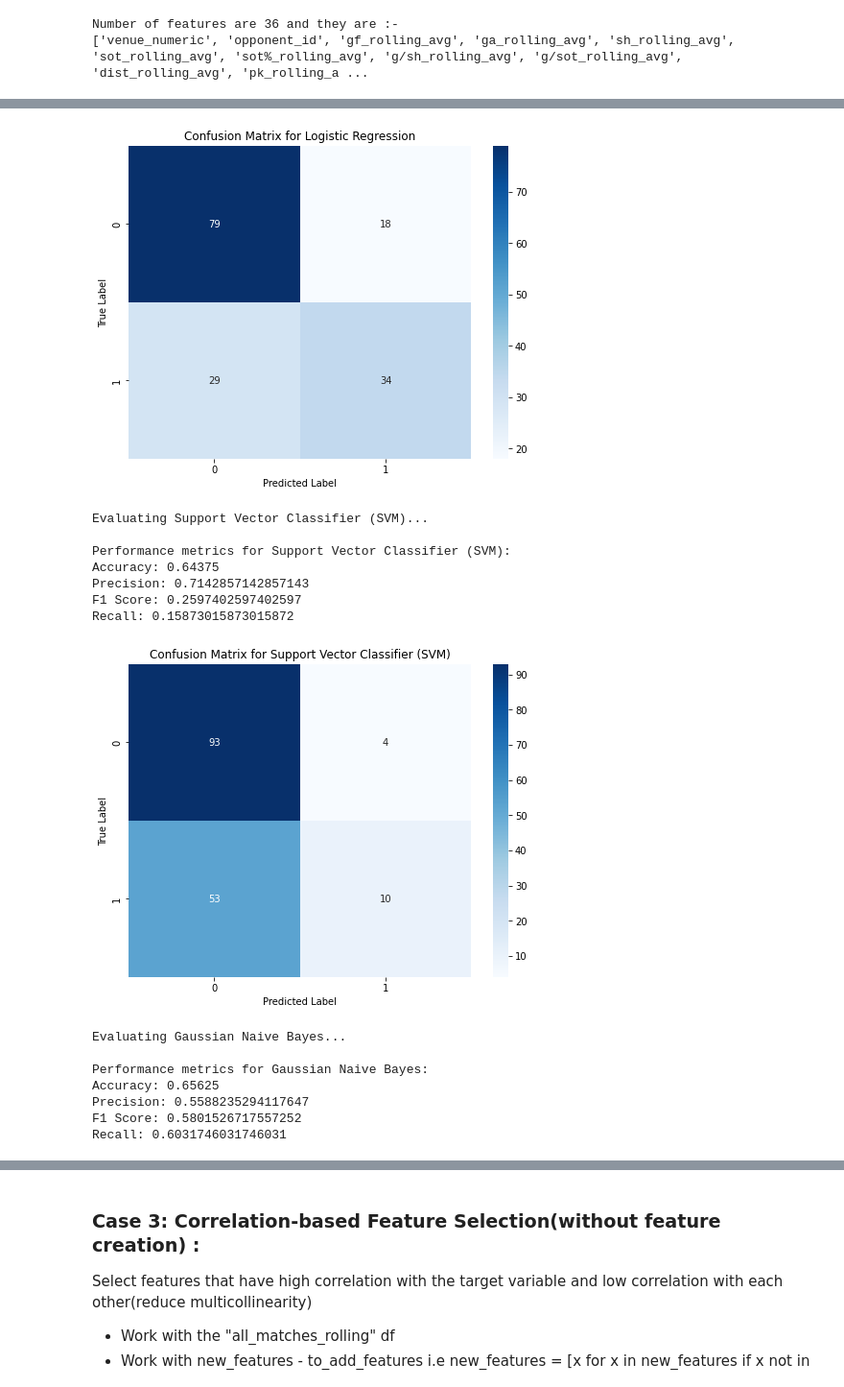
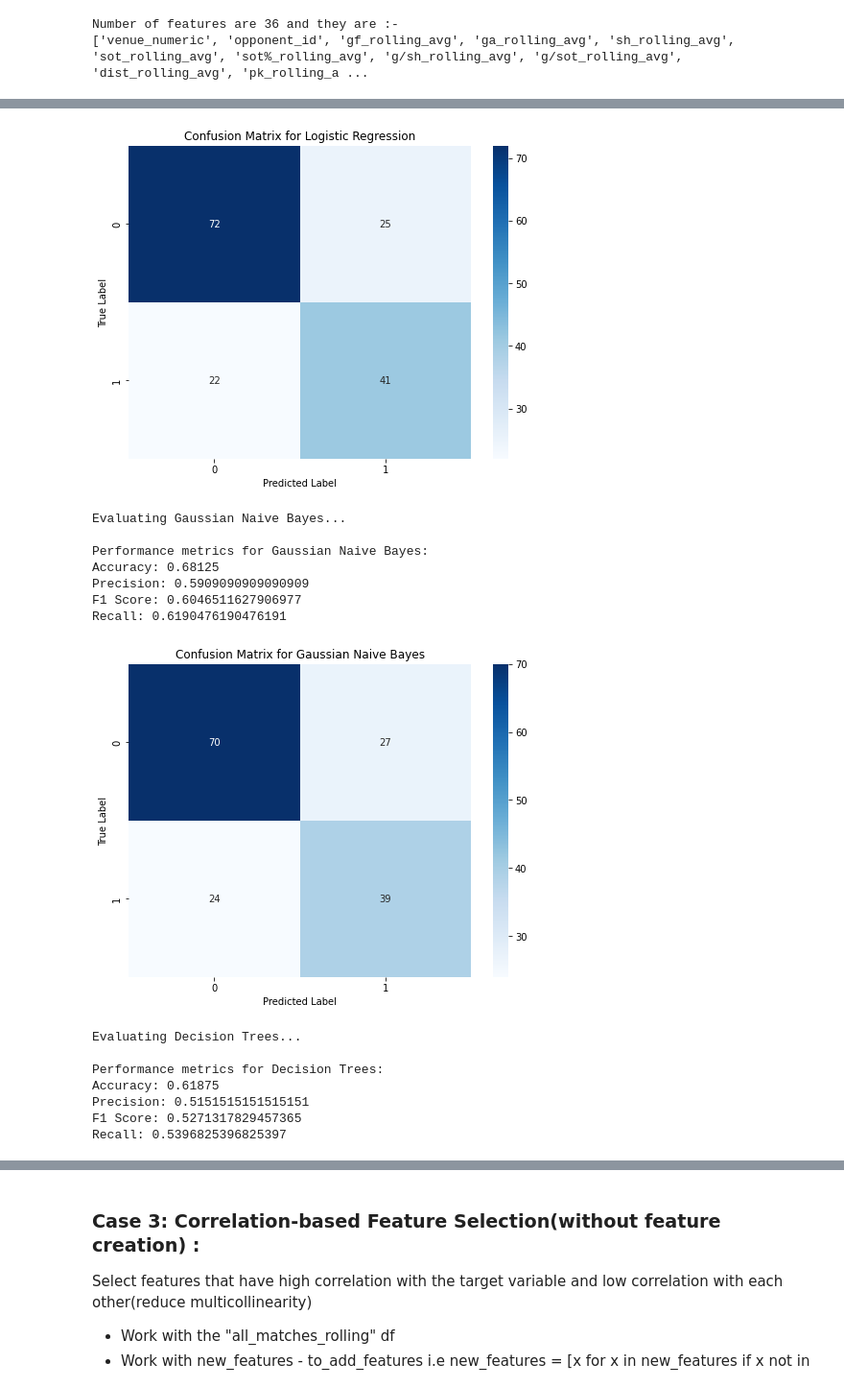
Before and after one commit to Donal-08/Data-Science-Final-Project, a Jupyter notebook: prediction.ipynb, the cells around one changed output, grey strips where cells are left out. Shown at 96% size. Drawn from its saved outputs; the diff is of its cells as text; code cells hidden in the pictures.

```diff
--- a/prediction.ipynb
+++ b/prediction.ipynb
@@ -410,9 +534,7 @@ grid_search_classifiers = {
 }
 
 default_classifiers = {
-    'Support Vector Classifier (SVM)': SVC(kernel='rbf'),
     'Gaussian Naive Bayes': GaussianNB(),
-    'KNN': KNeighborsClassifier(n_neighbors=5, weights='uniform', algorithm='auto'),
     'Decision Trees': DecisionTreeClassifier(max_depth=None, min_samples_split=2, min_samples_leaf=1, max_features=None),
     'AdaBoost': AdaBoostClassifier(n_estimators=50, learning_rate=1.0, base_estimator=None)
 }
@@ -647,9 +776,9 @@ print(f"Shape of the new dataframe before addition of created columns = {all_mat
 new_df = all_matches_rolling
 
 # Add the created columns ....
-new_df = calculate_wins(new_df, 8)
+new_df = calculate_wins(new_df, 5)
 new_df['gd'] = new_df['gf'] - new_df['ga']
-new_df = calculate_goal_difference(new_df, 8)
+new_df = calculate_goal_difference(new_df, 5)
 
 print(f"\nShape of the new dataframe after adding created columns = {new_df.shape}")
 # %% [output]
@@ -672,6 +801,8 @@ new_features.extend(to_add_features)
 
 print(f"Number of features are {len(new_features)} and they are :-")
 print(new_features)
+
+new_features.append("sot")
 # %% [output]
 Number of features are 36 and they are :-
 ['venue_numeric', 'opponent_id', 'gf_rolling_avg', 'ga_rolling_avg', 'sh_rolling_avg', 'sot_rolling_avg', 'sot%_rolling_avg', 'g/sh_rolling_avg', 'g/sot_rolling_avg', 'dist_rolling_avg', 'pk_rolling_a ...
@@ -723,6 +854,8 @@ for name, classifier in default_classifiers.items():
     plt.xlabel("Predicted Label")
     plt.ylabel("True Label")
     plt.show()
+
+new_features.remove("sot")
 # %% [output]
 Performing RandomizedSearchCV for Random Forest...
 Fitting 5 folds for each of 40 candidates, totalling 200 fits
@@ -781,16 +914,16 @@ Recall: 0.5396825396825397
-[figure, old version]
+[figure, new version]
-Evaluating Support Vector Classifier (SVM)...
+Evaluating Gaussian Naive Bayes...
 
-Performance metrics for Support Vector Classifier (SVM):
-Accuracy: 0.64375
-Precision: 0.7142857142857143
-F1 Score: 0.2597402597402597
-Recall: 0.15873015873015872
+Performance metrics for Gaussian Naive Bayes:
+Accuracy: 0.68125
+Precision: 0.5909090909090909
+F1 Score: 0.6046511627906977
+Recall: 0.6190476190476191
-[figure, old version]
+[figure, new version]
-Evaluating Gaussian Naive Bayes...
+Evaluating Decision Trees...
 
-Performance metrics for Gaussian Naive Bayes:
-Accuracy: 0.65625
-Precision: 0.5588235294117647
-F1 Score: 0.5801526717557252
-Recall: 0.6031746031746031
+Performance metrics for Decision Trees:
+Accuracy: 0.61875
+Precision: 0.5151515151515151
+F1 Score: 0.5271317829457365
+Recall: 0.5396825396825397
```
Also changed, not shown: parts of 31 cells of this notebook.
